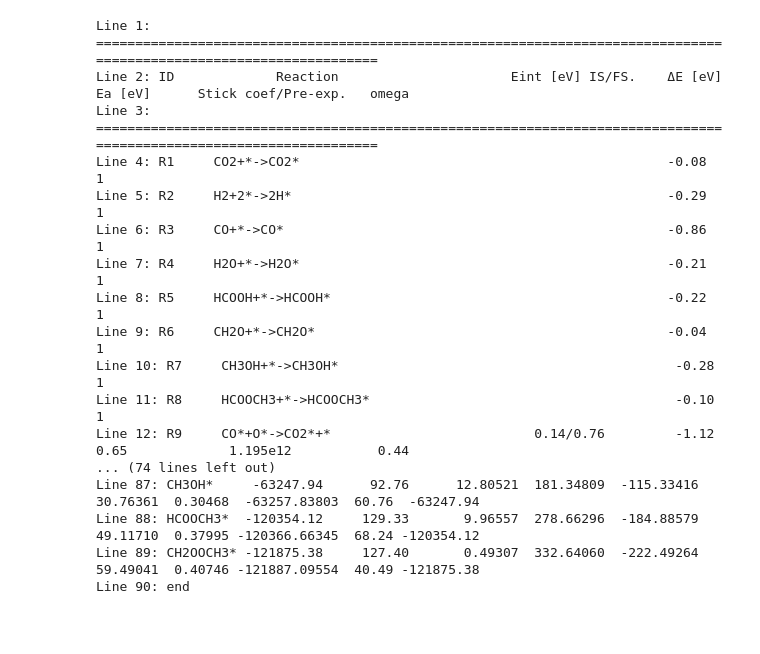
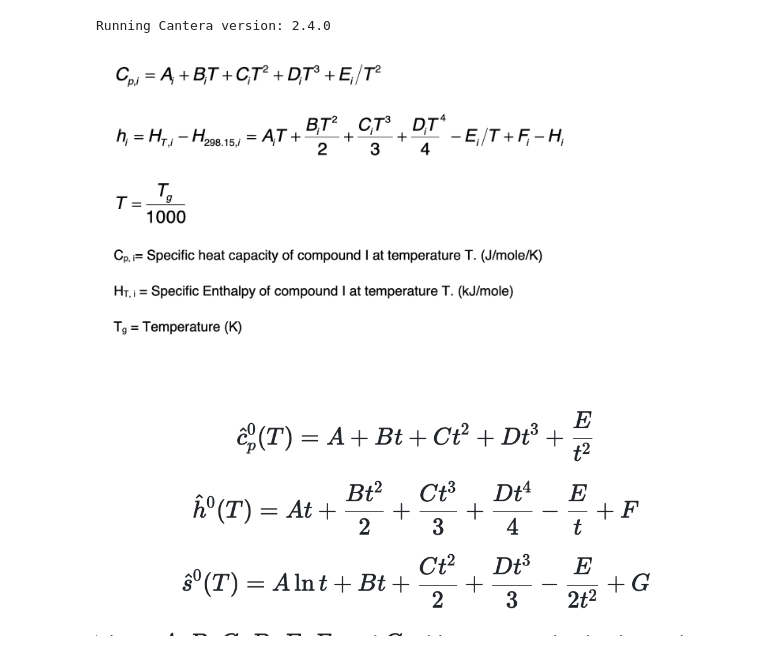
Before and after one commit to comocheng/meOH-analysis, a Jupyter notebook: other/Text_import.ipynb, the cells around one changed output. Saved outputs shown, nothing was run; the diff lists cells and outputs as text; code cells hidden in the pictures; blank space fills up the shorter version.

Commit message:
reorganized before committing and branching to nodeutschmann cantera

```diff
--- a/other/Text_import.ipynb
+++ b/other/Text_import.ipynb
@@ -1,28 +1,27 @@
-# %%
-filepath = 'mech.txt'
-with open(filepath) as fp:
-    line = fp.readline()
-    cnt = 1
-    while line:
-
-        print("Line {}: {}".format(cnt, line.strip()))
-        line = fp.readline()
-        cnt += 1
-# %% [output]
-Line 1: ====================================================================================================================
-Line 2: ID             Reaction                      Eint [eV] IS/FS.    ΔΕ [eV]    Ea [eV]      Stick coef/Pre-exp.   omega
-Line 3: ====================================================================================================================
-Line 4: R1     CO2+*->CO2*                                               -0.08                            1
-Line 5: R2     H2+2*->2H*                                                -0.29                            1
-Line 6: R3     CO+*->CO*                                                 -0.86                            1
-Line 7: R4     H2O+*->H2O*                                               -0.21                            1
-Line 8: R5     HCOOH+*->HCOOH*                                           -0.22                            1
-Line 9: R6     CH2O+*->CH2O*                                             -0.04                            1
-Line 10: R7     CH3OH+*->CH3OH*                                           -0.28                            1
-Line 11: R8     HCOOCH3+*->HCOOCH3*                                       -0.10                            1
-Line 12: R9     CO*+O*->CO2*+*                          0.14/0.76         -1.12      0.65             1.195e12           0.44
-... (74 lines left out)
-Line 87: CH3OH*     -63247.94      92.76      12.80521  181.34809  -115.33416  30.76361  0.30468  -63257.83803  60.76  -63247.94
-Line 88: HCOOCH3*  -120354.12     129.33       9.96557  278.66296  -184.88579  49.11710  0.37995 -120366.66345  68.24 -120354.12
-Line 89: CH2OOCH3* -121875.38     127.40       0.49307  332.64060  -222.49264  59.49041  0.40746 -121887.09554  40.49 -121875.38
-Line 90: end
+# %%
+import pandas as pd
+import numpy as np
+import time
+import cantera as ct
+from matplotlib import pyplot as plt
+import csv
+import math
+import os
+import sys
+from IPython.display import Image
+
+import itertools
+import logging
+from collections import defaultdict
+
+print("Running Cantera version: {}".format(ct.__version__))
+# %% [output]
+Running Cantera version: 2.4.0
+# %%
+Image(filename='images/Shomate_8.png',width = 700, height = 300)
+# %% [output]
+[figure, added]
+# %%
+Image(filename='images/Shomate_7.png',width = 700, height = 300)
+# %% [output]
+[figure, added]
```
Also changed, not shown: parts of 6 cells of this notebook, 40 other files.
